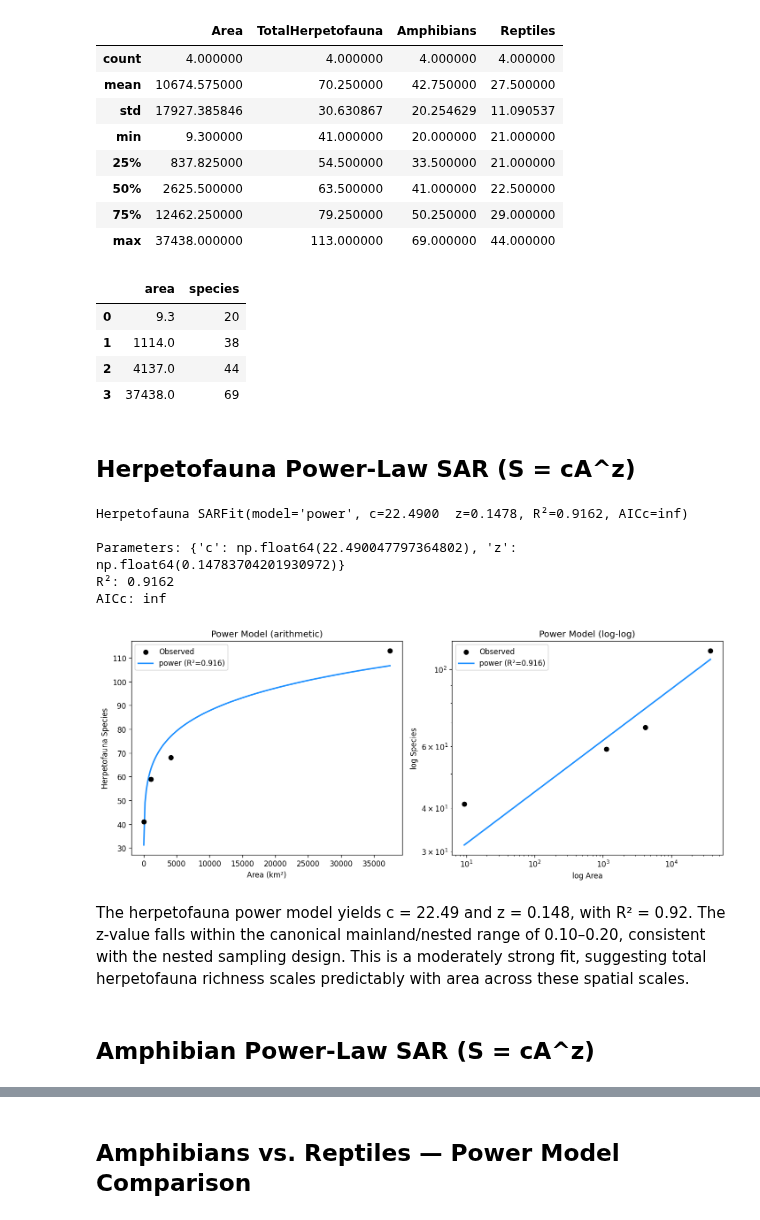
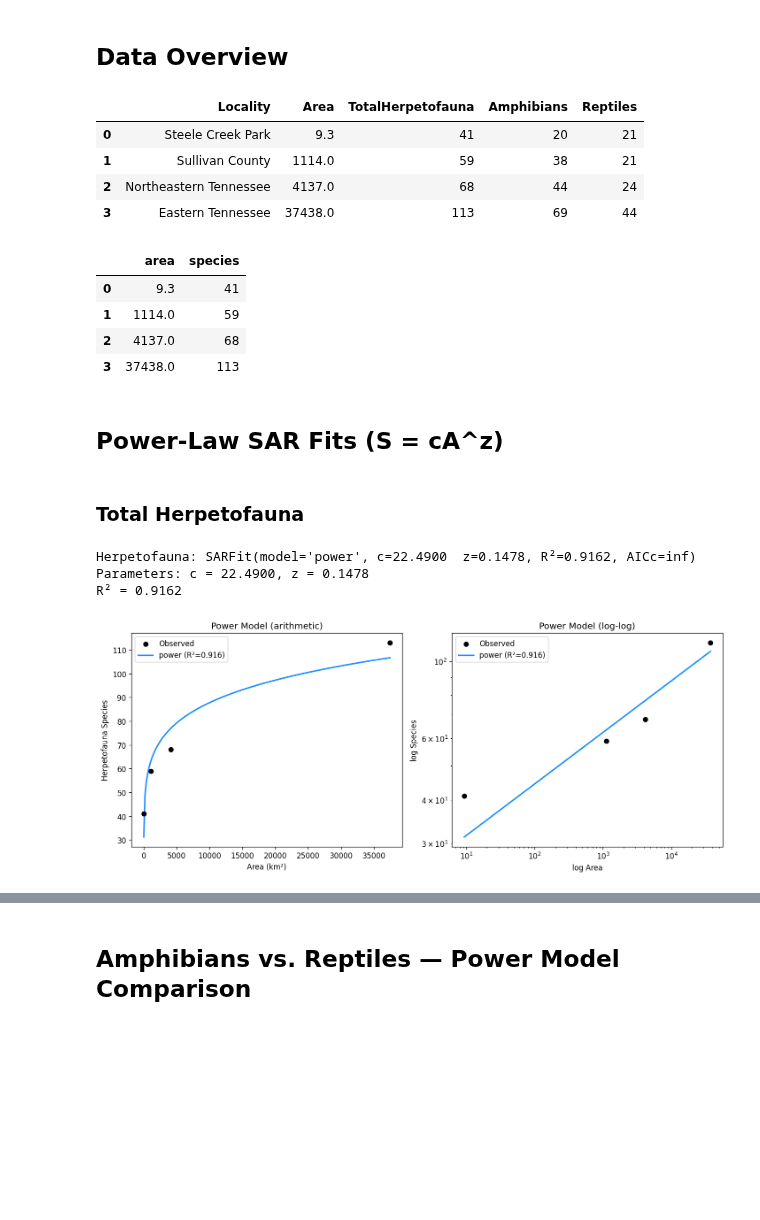
Before and after one commit to jmcmeen/etn-sar, a Jupyter notebook: analysis_updates.ipynb, the cells around one changed output, grey strips where cells are left out. Cells and saved outputs as stored; diff of their text form; code cells hidden in the pictures; blank space fills up the shorter version.

```diff
--- a/analysis_updates.ipynb
+++ b/analysis_updates.ipynb
@@ -10,43 +14,41 @@ import matplotlib.pyplot as plt
 plt.rcParams["figure.dpi"] = 120
 
 file = "data/herpetofauna.csv"
+# %% [markdown]
+## Data Overview
 # %%
 raw = pd.read_csv(file)
-raw.describe()
+raw
 # %% [output]
-|  | Area | TotalHerpetofauna | Amphibians | Reptiles |
-| count | 4.000000 | 4.000000 | 4.000000 | 4.000000 |
-| mean | 10674.575000 | 70.250000 | 42.750000 | 27.500000 |
-| std | 17927.385846 | 30.630867 | 20.254629 | 11.090537 |
-| min | 9.300000 | 41.000000 | 20.000000 | 21.000000 |
-| 25% | 837.825000 | 54.500000 | 33.500000 | 21.000000 |
-| 50% | 2625.500000 | 63.500000 | 41.000000 | 22.500000 |
-| 75% | 12462.250000 | 79.250000 | 50.250000 | 29.000000 |
-| max | 37438.000000 | 113.000000 | 69.000000 | 44.000000 |
+|  | Locality | Area | TotalHerpetofauna | Amphibians | Reptiles |
+| 0 | Steele Creek Park | 9.3 | 41 | 20 | 21 |
+| 1 | Sullivan County | 1114.0 | 59 | 38 | 21 |
+| 2 | Northeastern Tennessee | 4137.0 | 68 | 44 | 24 |
+| 3 | Eastern Tennessee | 37438.0 | 113 | 69 | 44 |
 # %%
 data_herpetofauna = sars.from_csv(file, area_col="Area", species_col="TotalHerpetofauna")
 data_amphibians = sars.from_csv(file, area_col="Area", species_col="Amphibians")
 data_reptiles = sars.from_csv(file, area_col="Area", species_col="Reptiles")
 
-data_amphibians.head()
+data_herpetofauna
 # %% [output]
 |  | area | species |
-| 0 | 9.3 | 20 |
-| 1 | 1114.0 | 38 |
-| 2 | 4137.0 | 44 |
-| 3 | 37438.0 | 69 |
+| 0 | 9.3 | 41 |
+| 1 | 1114.0 | 59 |
+| 2 | 4137.0 | 68 |
+| 3 | 37438.0 | 113 |
 # %% [markdown]
-## Herpetofauna Power-Law SAR (S = cA^z)
+## Power-Law SAR Fits (S = cA^z)
+# %% [markdown]
+### Total Herpetofauna
 # %%
 herp_power = sars.sar_power(data_herpetofauna)
 
-print(f"Herpetofauna {herp_power}")
-print(f"\nParameters: {herp_power.params}")
-print(f"R²: {herp_power.r_squared:.4f}")
-print(f"AICc: {herp_power.aicc:.2f}\n")
+print(f"Herpetofauna: {herp_power}")
+print(f"Parameters: c = {herp_power.params['c']:.4f}, z = {herp_power.params['z']:.4f}")
+print(f"R² = {herp_power.r_squared:.4f}")
 
 fig, axes = plt.subplots(1, 2, figsize=(12, 5))
-
 sars.plot_fit(herp_power, log=False, ax=axes[0])
 axes[0].set_title("Power Model (arithmetic)")
 axes[0].set_xlabel("Area (km²)")
@@ -56,17 +58,10 @@ sars.plot_fit(herp_power, log=True, ax=axes[1])
 axes[1].set_title("Power Model (log-log)")
 axes[1].set_xlabel("log Area")
 axes[1].set_ylabel("log Species")
-
 plt.tight_layout()
 plt.show()
 # %% [output]
-Herpetofauna SARFit(model='power', c=22.4900  z=0.1478, R²=0.9162, AICc=inf)
-
-Parameters: {'c': np.float64(22.490047797364802), 'z': np.float64(0.14783704201930972)}
-R²: 0.9162
-AICc: inf
+Herpetofauna: SARFit(model='power', c=22.4900  z=0.1478, R²=0.9162, AICc=inf)
+Parameters: c = 22.4900, z = 0.1478
+R² = 0.9162
 [figure]
-# %% [markdown]
-The herpetofauna power model yields c = 22.49 and z = 0.148, with R² = 0.92. The z-value falls within the canonical mainland/nested range of 0.10–0.20, consistent with the nested sampling design. This is a moderately strong fit, suggesting total herpetofauna richness scales predictably with area across these spatial scales.
-# %% [markdown]
-## Amphibian Power-Law SAR (S = cA^z)
```
Also changed, not shown: parts of 36 cells of this notebook.
